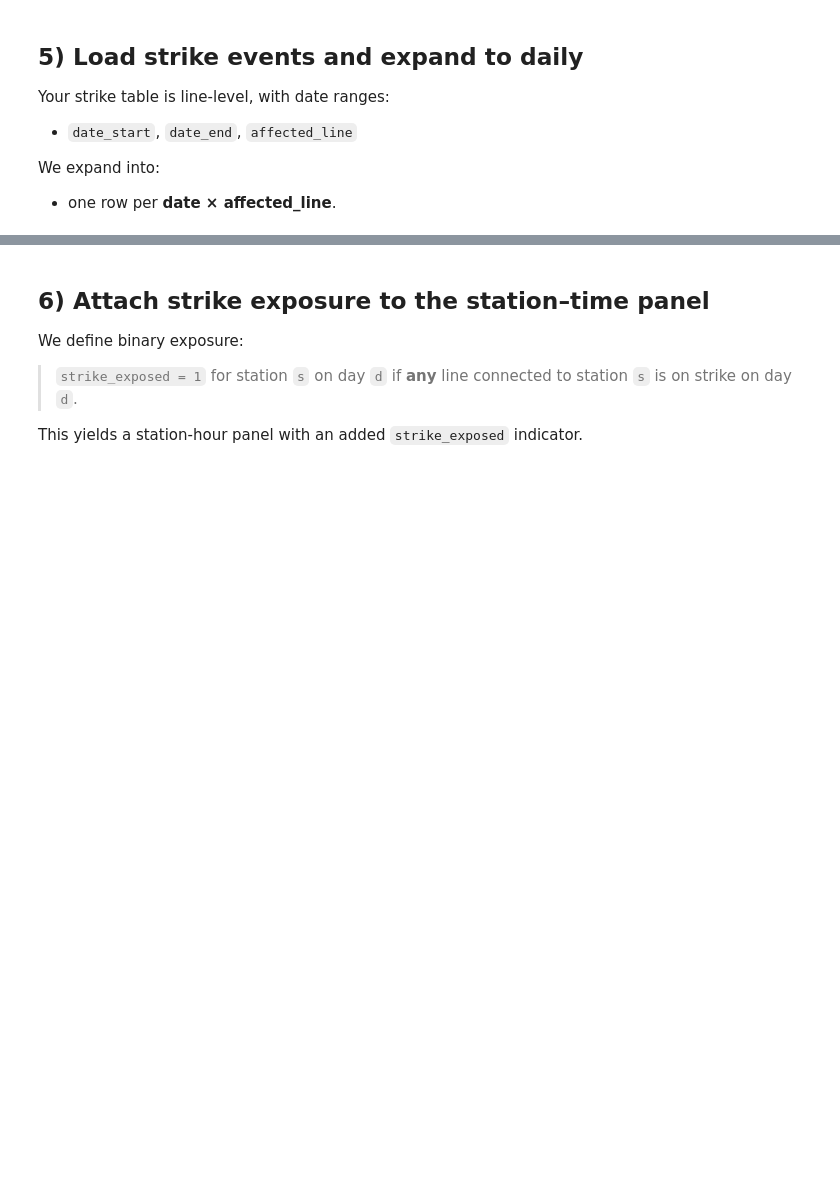
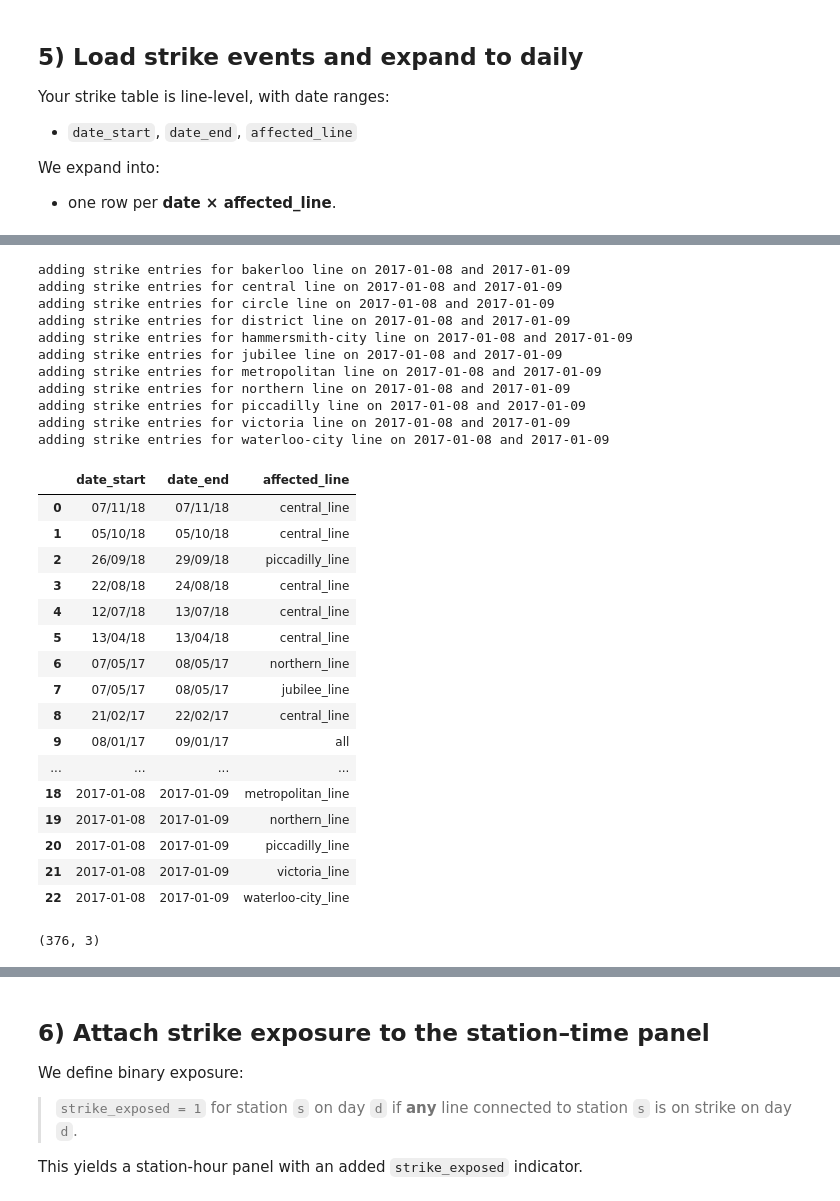
Before and after one commit to stucsk99/tfl_bike_casual, a Jupyter notebook: agg_refactored.ipynb, the cells around one changed output, grey strips where cells are left out. Drawn from its saved outputs; the diff is of its cells as text; code cells hidden in the pictures; blank space fills up the shorter version.

```diff
--- a/agg_refactored.ipynb
+++ b/agg_refactored.ipynb
@@ -46,10 +47,10 @@ from pathlib import Path
 JOURNEY_FOLDER = Path(r"E:\tfl_project\data")
 
 # Your strike events table
-STRIKES_CSV = Path(r"E:\tfl_project\strikes.csv")
+STRIKES_CSV = Path(r"E:\tfl_project\strikes\strikes.csv")
 
 # BikePoint station locations (downloaded JSON)
-BIKEPOINTS_JSON = Path(r"E:\tfl_project\bikepoints.json")
+BIKEPOINTS_JSON = Path(r"E:\tfl_project\BikePoint.json")
 
 # Where to save outputs
 OUT_DIR = Path(r"E:\tfl_project\outputs")
@@ -139,3 +260,69 @@ strike_data.head()
+# %%
+date_start = []
+date_end = []
+affected_lines = []
+
+UNDERGROUND_LINES = [
+    "bakerloo",
+    "central",
+    "circle",
+    "district",
+    "hammersmith-city",
+    "jubilee",
+    "metropolitan",
+    "northern",
+    "piccadilly",
+    "victoria",
+    "waterloo-city"
+    ]
+
+for line in UNDERGROUND_LINES:
+    date_start.append('2017-01-08')
+    date_end.append('2017-01-09')
+
+    affected_lines.append(f'{line}_line')
+
+    print(f'adding strike entries for {line} line on 2017-01-08 and 2017-01-09')
+
+new_lines = pd.DataFrame({
+    'date_start': date_start,
+    'date_end': date_end,
+    'affected_line': affected_lines,
+})
+
+strike_data = pd.concat([strike_data, new_lines], ignore_index=True)
+strike_data
+# %% [output]
+adding strike entries for bakerloo line on 2017-01-08 and 2017-01-09
+adding strike entries for central line on 2017-01-08 and 2017-01-09
+adding strike entries for circle line on 2017-01-08 and 2017-01-09
+adding strike entries for district line on 2017-01-08 and 2017-01-09
+adding strike entries for hammersmith-city line on 2017-01-08 and 2017-01-09
+adding strike entries for jubilee line on 2017-01-08 and 2017-01-09
+adding strike entries for metropolitan line on 2017-01-08 and 2017-01-09
+adding strike entries for northern line on 2017-01-08 and 2017-01-09
+adding strike entries for piccadilly line on 2017-01-08 and 2017-01-09
+adding strike entries for victoria line on 2017-01-08 and 2017-01-09
+adding strike entries for waterloo-city line on 2017-01-08 and 2017-01-09
+|  | date_start | date_end | affected_line |
+| 0 | 07/11/18 | 07/11/18 | central_line |
+| 1 | 05/10/18 | 05/10/18 | central_line |
+| 2 | 26/09/18 | 29/09/18 | piccadilly_line |
+| 3 | 22/08/18 | 24/08/18 | central_line |
+| 4 | 12/07/18 | 13/07/18 | central_line |
+| 5 | 13/04/18 | 13/04/18 | central_line |
+| 6 | 07/05/17 | 08/05/17 | northern_line |
+| 7 | 07/05/17 | 08/05/17 | jubilee_line |
+| 8 | 21/02/17 | 22/02/17 | central_line |
+| 9 | 08/01/17 | 09/01/17 | all |
+| ... | ... | ... | ... |
+| 18 | 2017-01-08 | 2017-01-09 | metropolitan_line |
+| 19 | 2017-01-08 | 2017-01-09 | northern_line |
+| 20 | 2017-01-08 | 2017-01-09 | piccadilly_line |
+| 21 | 2017-01-08 | 2017-01-09 | victoria_line |
+| 22 | 2017-01-08 | 2017-01-09 | waterloo-city_line |
 # %%
 strikes_daily = expand_strikes_daily(strike_data)
-strikes_daily.head()
+strikes_daily.shape
+# %% [output]
+(376, 3)
```
Also changed, not shown: parts of 15 cells of this notebook, 4 other files.
